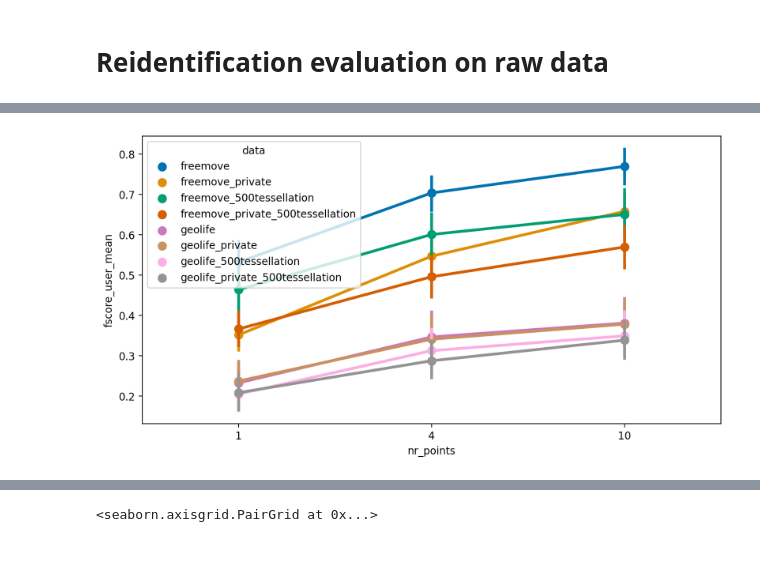
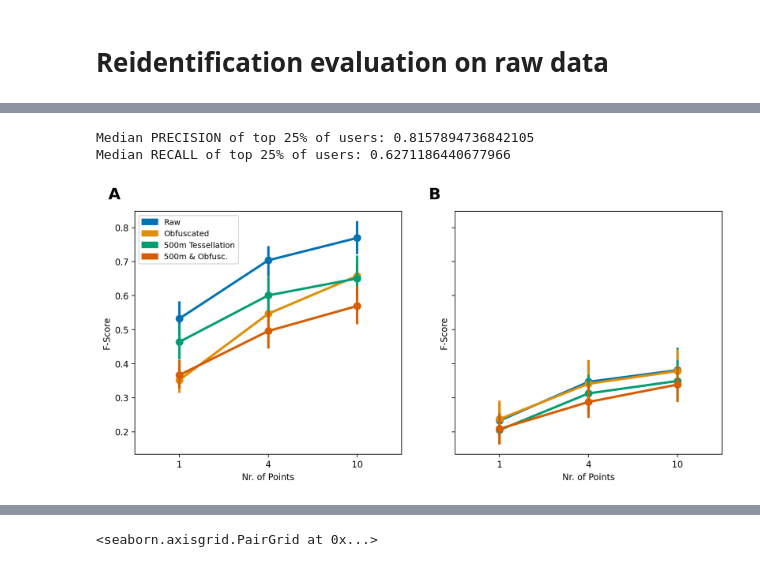
Before and after one commit to benediktstroebl/Master-Thesis, a Jupyter notebook: evaluation.ipynb, the cells around one changed output, grey strips where cells are left out. Saved outputs shown, nothing was run; the diff lists cells and outputs as text; code cells hidden in the pictures.

Commit message:
added visualizations to evaluation file

```diff
--- a/evaluation.ipynb
+++ b/evaluation.ipynb
@@ -184,5 +221,36 @@ for i, ax in enumerate([ax1, ax2]):
 [figure]
+# %%
+print('Median PRECISION of top 25% of users:', data_geolife[data_geolife.fscore_user_mean >= data_geolife.fscore_user_mean.quantile(0.75)].precision.median())
+print('Median RECALL of top 25% of users:', data_geolife[data_geolife.fscore_user_mean >= data_geolife.fscore_user_mean.quantile(0.75)].recall.median())
+# %% [output]
+Median PRECISION of top 25% of users: 0.8157894736842105
+Median RECALL of top 25% of users: 0.6271186440677966
 # %%
-ax1 = sns.pointplot(x="nr_points", y="fscore_user_mean", data=scores[['data', 'user_id', 'nr_points', 'fscore_user_mean']].drop_duplicates(), hue='data')
+data_geolife = scores[['data', 'user_id', 'nr_points', 'fscore_user_mean']].drop_duplicates().query('data in ["geolife", "geolife_500tessellation", "geolife_private", "geolife_private_500tessellation"]')
+data_freemove = scores[['data', 'user_id', 'nr_points', 'fscore_user_mean']].drop_duplicates().query('data in ["freemove", "freemove_private", "freemove_500tessellation", "freemove_private_500tessellation"]')
+
+fig, (ax1, ax2) = plt.subplots(ncols=2, figsize=(12,5), sharey=True, sharex=True)
+
+ax1 = sns.pointplot(x="nr_points", y="fscore_user_mean", data=data_freemove, hue='data', ax=ax1)
+ax2 = sns.pointplot(x="nr_points", y="fscore_user_mean", data=data_geolife, hue='data', ax=ax2)
+
+
+ax2.set_xlabel("Nr. of Points")
+ax1.set_xlabel("Nr. of Points")
+ax2.set_ylabel("F-Score")
+ax1.set_ylabel("F-Score")
+
+ax2.legend([],[], frameon=False)
+
+raw_patch = mpatches.Patch(color=sns.color_palette("colorblind").as_hex()[0], label='Raw')
+private_patch = mpatches.Patch(color=sns.color_palette("colorblind").as_hex()[1], label='Obfuscated')
+bigtes_patch = mpatches.Patch(color=sns.color_palette("colorblind").as_hex()[2], label='500m Tessellation')
+bigtes_private_patch = mpatches.Patch(color=sns.color_palette("colorblind").as_hex()[3], label='500m & Obfusc.')
+ax1.legend(handles=[raw_patch, private_patch, bigtes_patch, bigtes_private_patch], fontsize=9)
+
+# Loop through each subplot and add labels
+for i, ax in enumerate([ax1, ax2]):
+    # Add the subplot label with bold font, aligned to the left, and only showing the letter
+    ax.text(-0.1, 1.1, chr(65+i), transform=ax.transAxes, fontsize=18, fontweight='bold', ha='left', va='top')
 # %% [output]
-[figure, old version]
+[figure, new version]
```
Also changed, not shown: parts of 5 cells of this notebook.
